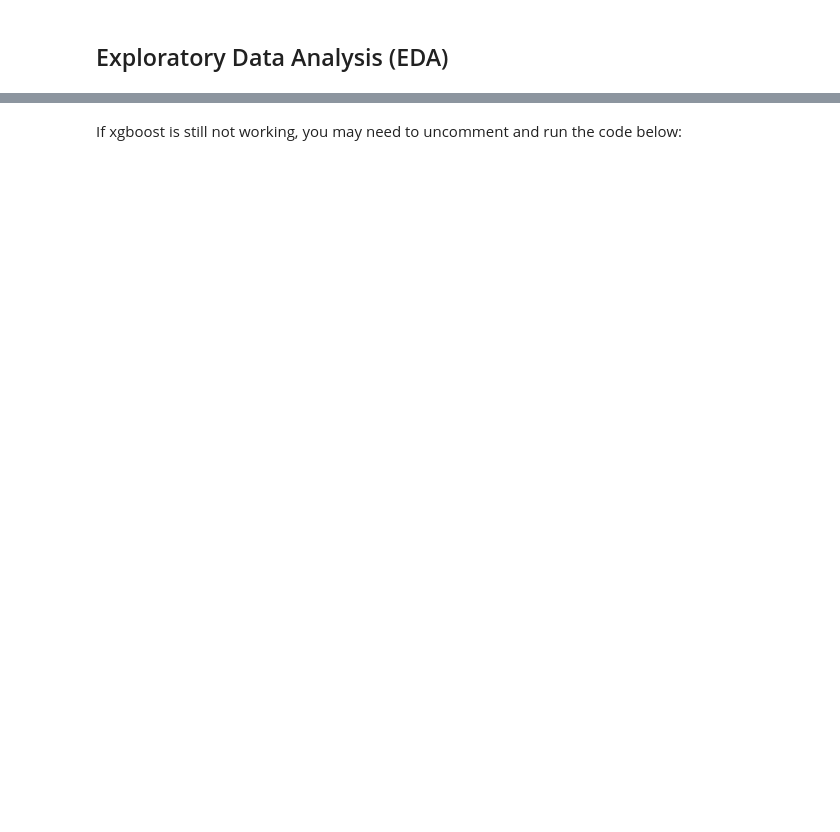
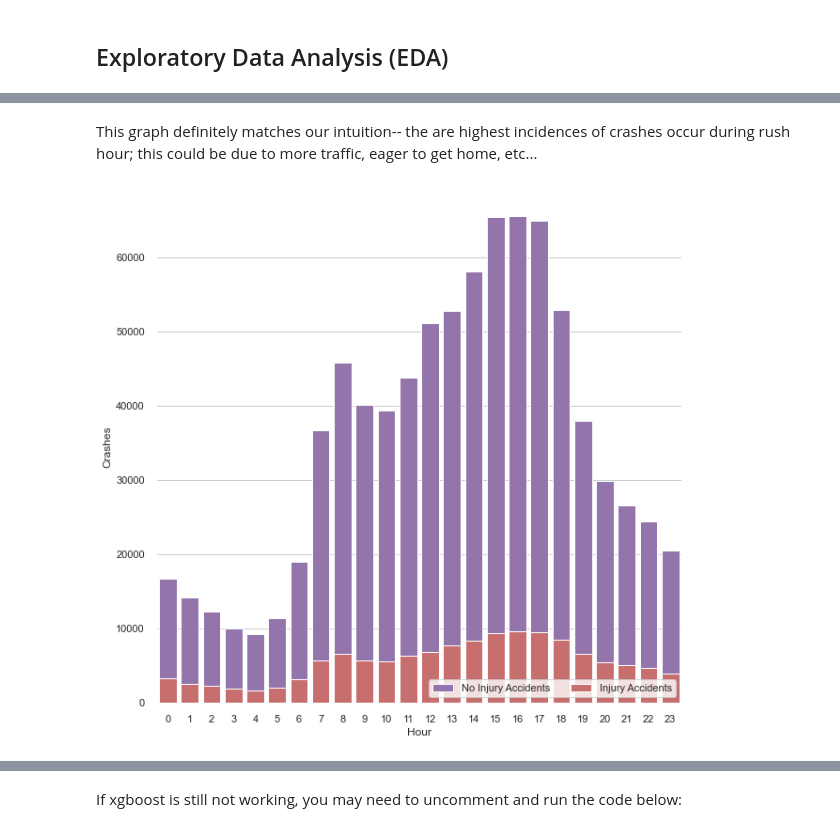
Before and after one commit to marcosvppfernandes/chicagoteam_quanggang, a Jupyter notebook: final_notebook.ipynb, the cells around one changed output, grey strips where cells are left out. Cells and saved outputs as stored; diff of their text form; code cells hidden in the pictures; blank space fills up the shorter version.

```diff
--- a/final_notebook.ipynb
+++ b/final_notebook.ipynb
@@ -231,0 +227,6 @@ Name: injured, dtype: int64
+# %% [markdown]
+This graph definitely matches our intuition-- the are highest incidences of crashes occur during rush hour; this could be due to more traffic, eager to get home, etc...
+# %%
+eda.crashes_by_hour(crashes)
+# %% [output]
+[figure, added]
```
Also changed, not shown: parts of 103 cells of this notebook, 3 other files.
